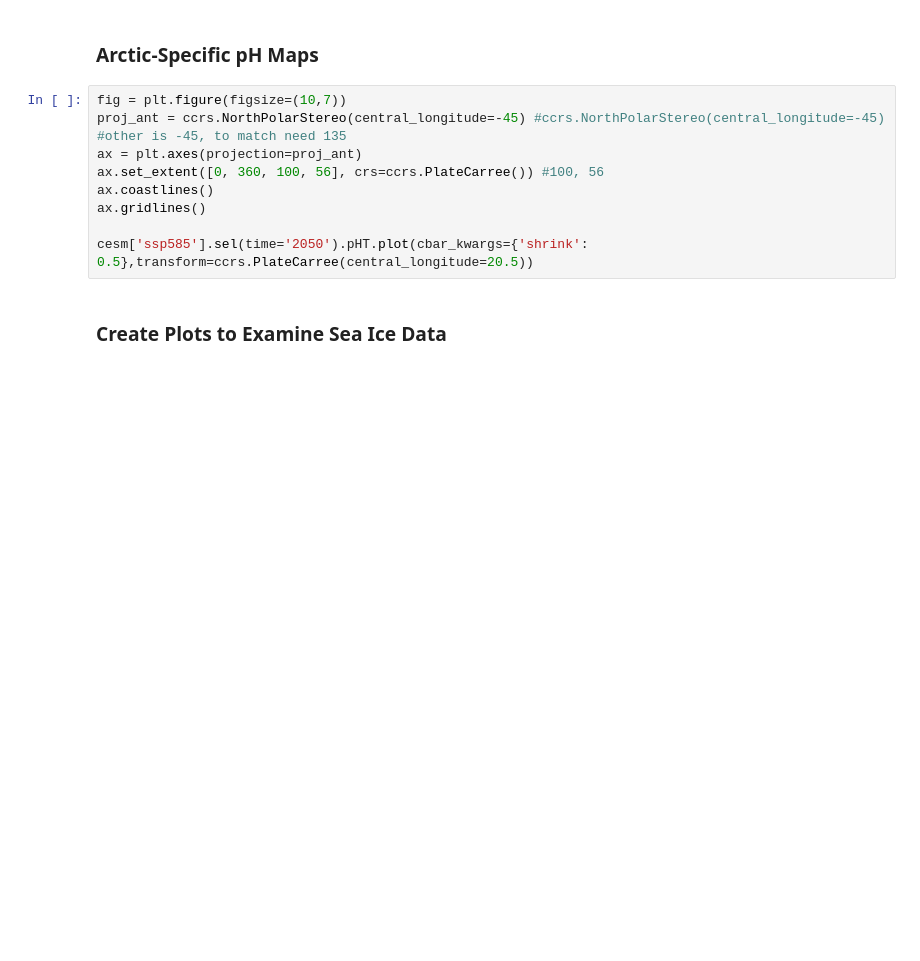
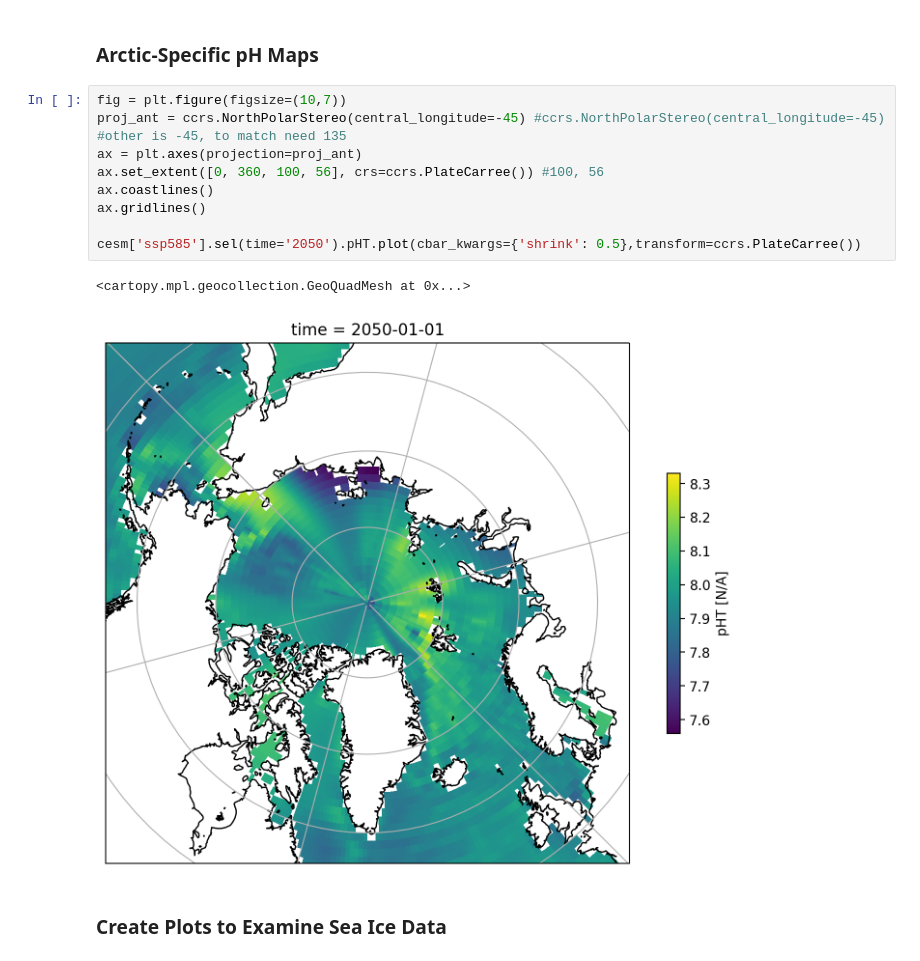
Before and after one commit to juliasimpson97/rces-final-project, a Jupyter notebook: final_project.ipynb, the cells around one changed output. Drawn from its saved outputs; the diff is of its cells as text; blank space fills up the shorter version.

```diff
--- a/final_project.ipynb
+++ b/final_project.ipynb
@@ -277,12 +353,15 @@ for scenario in scenarios:
 # %%
 fig = plt.figure(figsize=(10,7))
 proj_ant = ccrs.NorthPolarStereo(central_longitude=-45) #ccrs.NorthPolarStereo(central_longitude=-45) #other is -45, to match need 135
 ax = plt.axes(projection=proj_ant)
 ax.set_extent([0, 360, 100, 56], crs=ccrs.PlateCarree()) #100, 56
 ax.coastlines()
 ax.gridlines()
 
-cesm['ssp585'].sel(time='2050').pHT.plot(cbar_kwargs={'shrink': 0.5},transform=ccrs.PlateCarree(central_longitude=20.5))
+cesm['ssp585'].sel(time='2050').pHT.plot(cbar_kwargs={'shrink': 0.5},transform=ccrs.PlateCarree())
+# %% [output]
+<cartopy.mpl.geocollection.GeoQuadMesh at 0x...>
+[figure, added]
 # %% [markdown]
 ### Create Plots to Examine Sea Ice Data
 # %%
```
Also changed, not shown: parts of 26 cells of this notebook.
